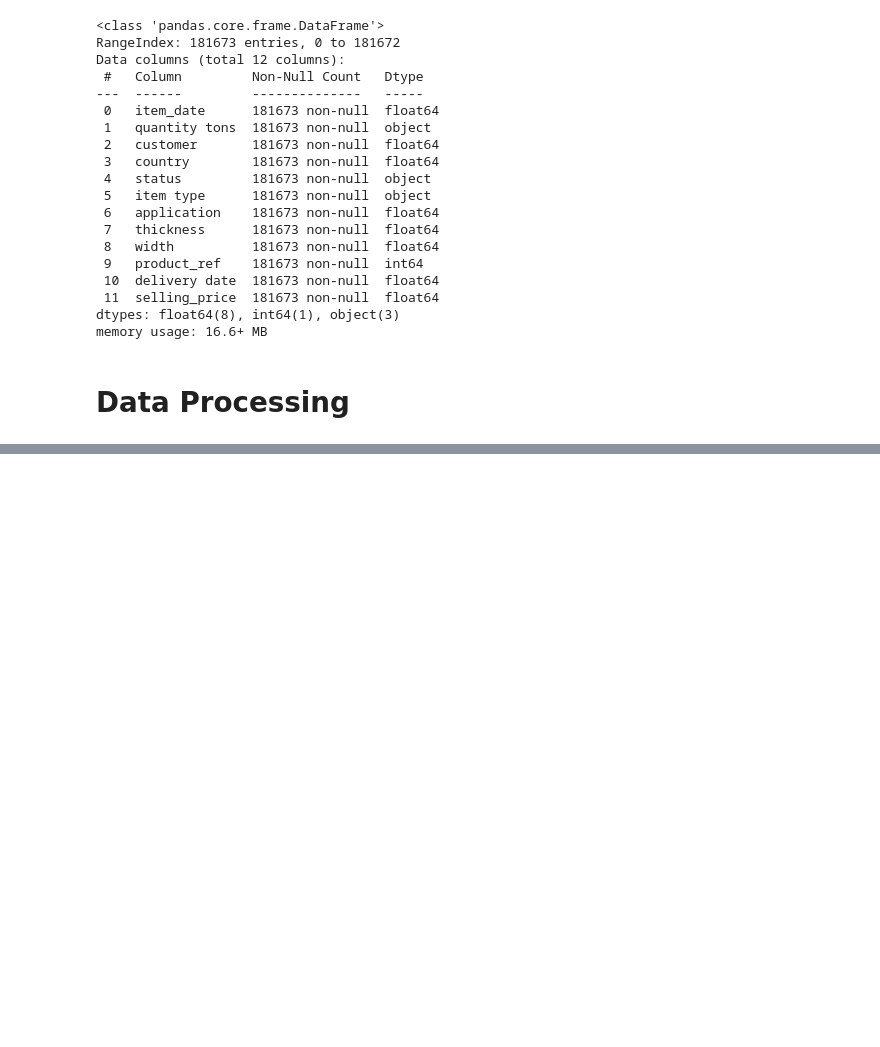
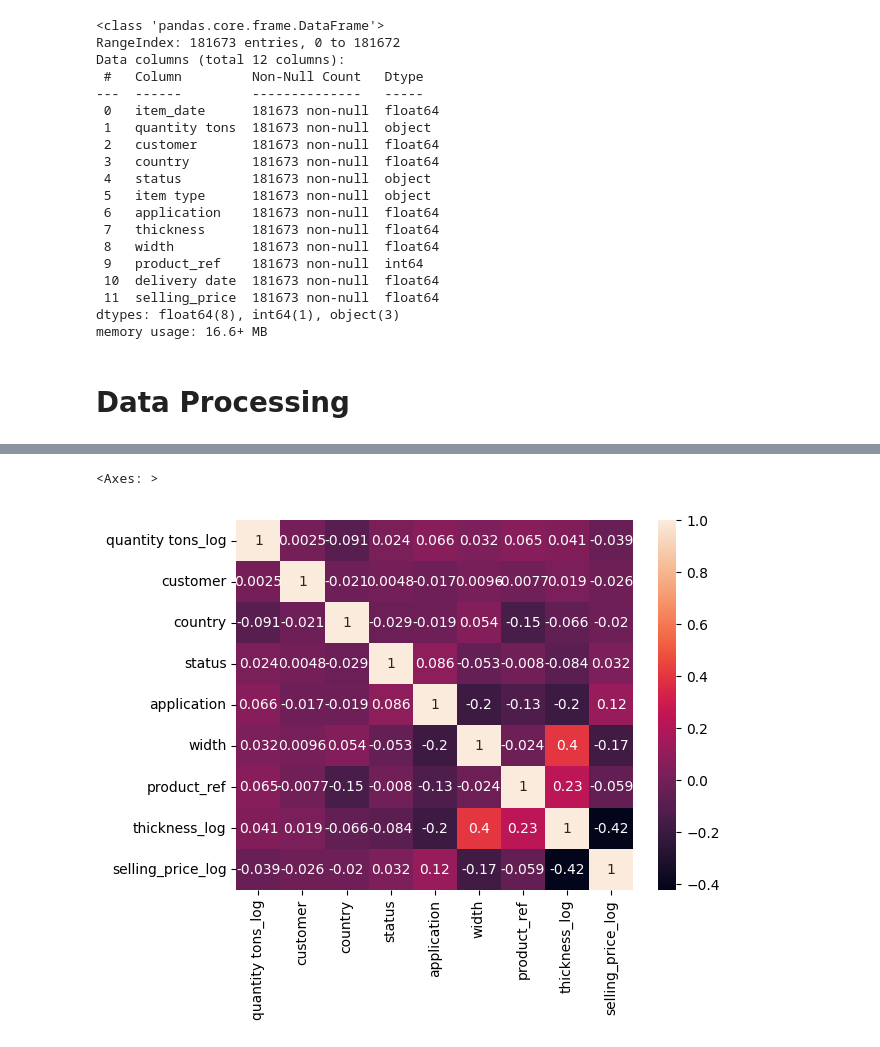
Before and after one commit to Saravanan-20G/Project-5---Industrial-Copper-Modeling, a Jupyter notebook: Copper_Modeling.ipynb, the cells around one changed output, grey strips where cells are left out. Drawn from its saved outputs; the diff is of its cells as text; code cells hidden in the pictures; blank space fills up the shorter version.

```diff
--- a/Copper_Modeling.ipynb
+++ b/Copper_Modeling.ipynb
@@ -198,0 +360,3 @@ df.drop(df[df['quantity tons'] >= 50000000.0].index, inplace=True)
+# %%
+df2 = df1.copy()
+df2
@@ -198,0 +406,5 @@ df.drop(df[df['quantity tons'] >= 50000000.0].index, inplace=True)
+# %%
+# after add the new column of 'quantity tons_log', 'thickness_log', 'selling_price_log', drop the existing columns
+
+df3 = df2.drop(columns=['quantity tons', 'thickness', 'selling_price'])
+df3
@@ -198,0 +425,9 @@ df.drop(df[df['quantity tons'] >= 50000000.0].index, inplace=True)
+# %%
+# Need to verify any columns are highly correlated using Heatmap. If any columns correalaion value >= 0.7 (absolute value), drop the columns.
+
+col = ['quantity tons_log','customer','country','status','application','width','product_ref','thickness_log','selling_price_log']
+df_heatmap = df3[col].corr()
+sns.heatmap(df_heatmap, annot=True)
+# %% [output]
+<Axes: >
+[figure, added]
```
Also changed, not shown: parts of 44 cells of this notebook.
